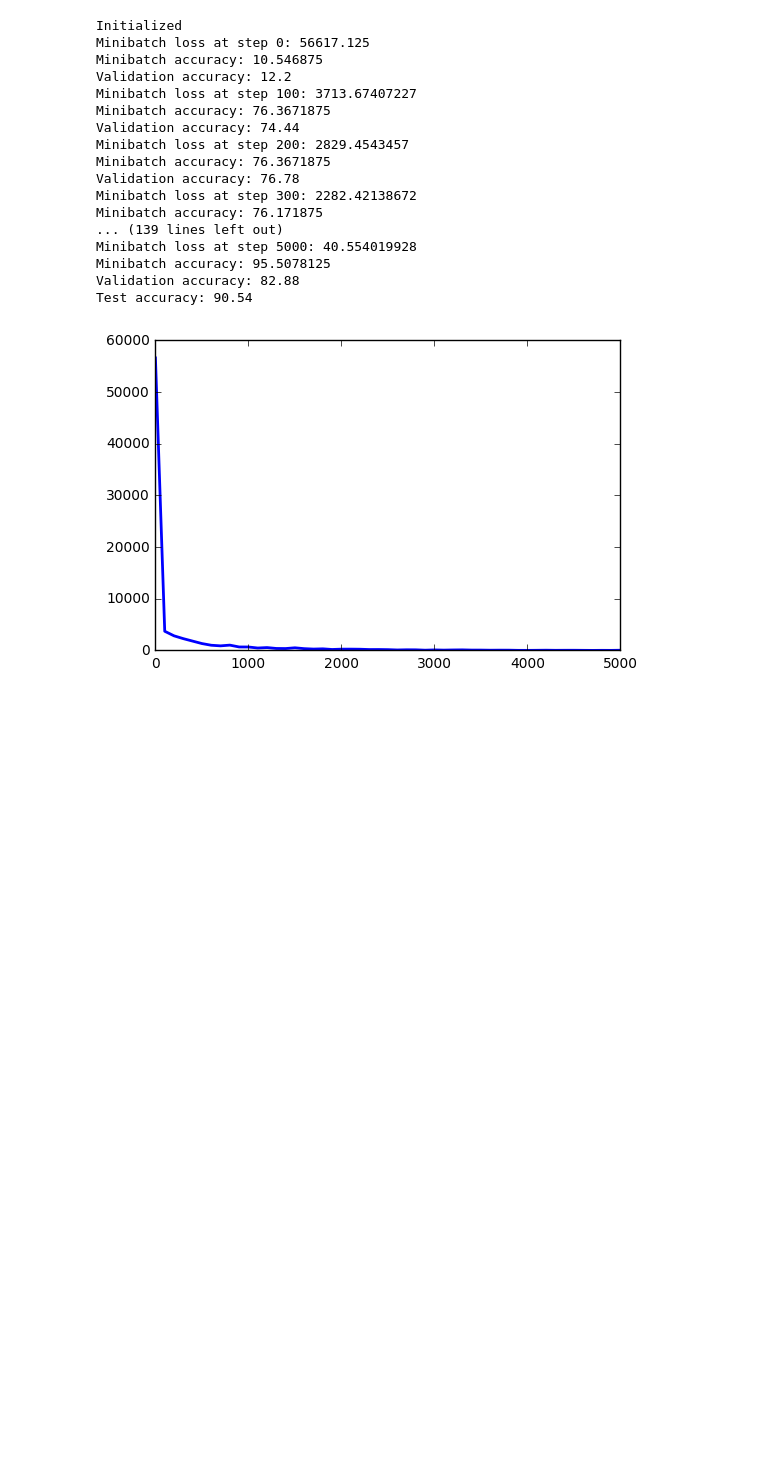
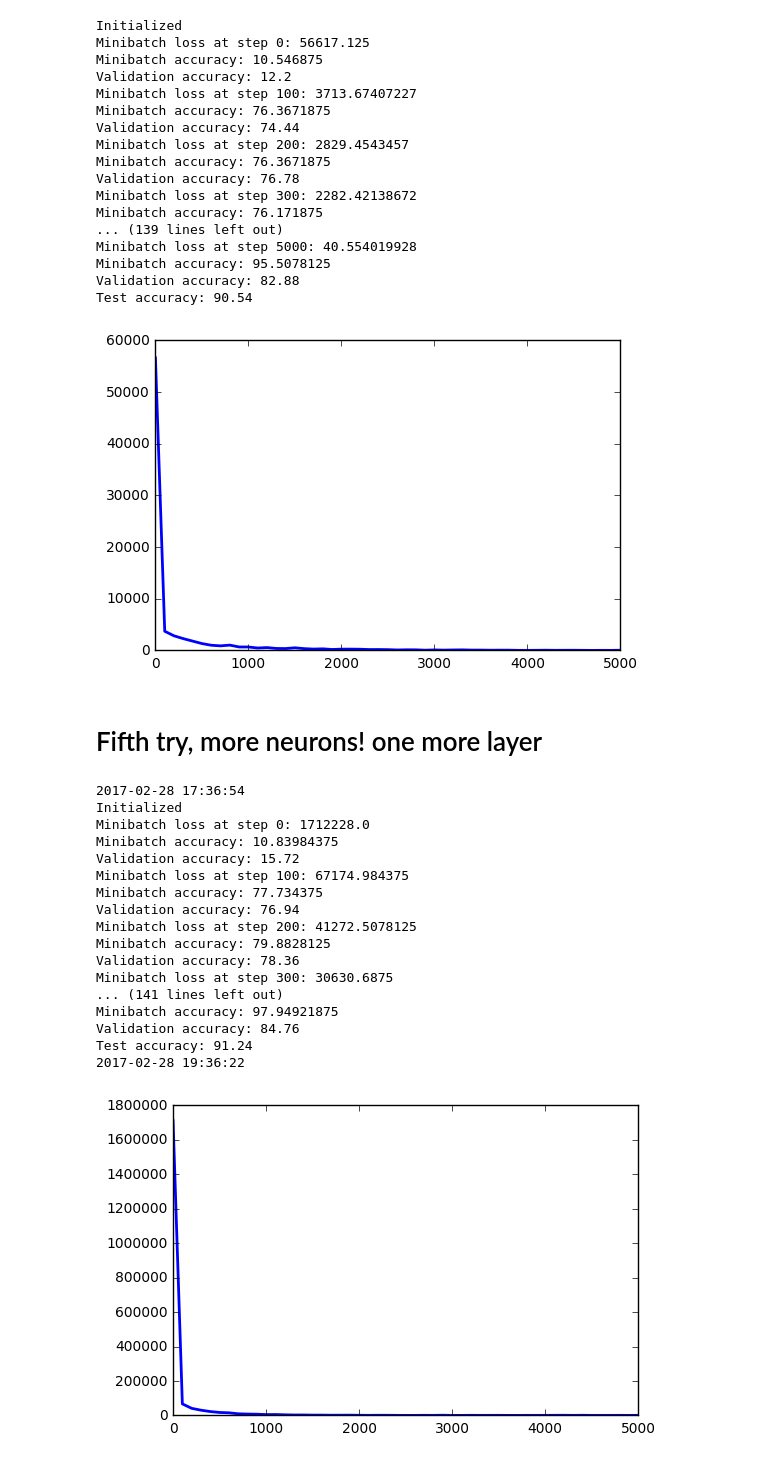
Before and after one commit to saulugo/dl_udacity, a Jupyter notebook: 3_regularization.ipynb, the cells around one changed output. Saved outputs shown, nothing was run; the diff lists cells and outputs as text; code cells hidden in the pictures; blank space fills up the shorter version.

```diff
--- a/3_regularization.ipynb
+++ b/3_regularization.ipynb
@@ -1412,3 +1412,5 @@ Minibatch accuracy: 95.5078125
 Validation accuracy: 82.88
 Test accuracy: 90.54
 [figure]
+# %% [markdown]
+# Fifth try, more neurons! one more layer
@@ -1414,0 +1514,65 @@ Test accuracy: 90.54
+# %%
+%matplotlib inline
+
+from time import gmtime, strftime
+import matplotlib.pyplot as plt
+
+print(strftime("%Y-%m-%d %H:%M:%S", gmtime()))
+mycost = []
+epoch = []
+
+with tf.Session(graph=graph) as session:
+    # This is a one-time operation which ensures the parameters get initialized as
+    # we described in the graph: random weights for the matrix, zeros for the
+    # biases.
+    tf.initialize_all_variables().run()
+    print('Initialized')
+    for step in range(num_steps):
+        # Run the computations. We tell .run() that we want to run the optimizer,
+        # and get the loss value and the training predictions returned as numpy
+        # arrays.
+
+        #calculate the offset for the mini-batch
+        offset = (step * batch_size) % (train_labels.shape[0] - batch_size)
+
+        #generate the mini-batch
+        batch_data = train_dataset[offset:(offset+batch_size), :]
+        batch_labels = train_labels[offset:(offset+batch_size), :]
+
+        # Prepare a dictionary telling the session where to feed the minibatch.
+        # The key of the dictionary is the placeholder node of the graph to be fed,
+        # and the value is the numpy array to feed to it.
+        feed_dict = {tf_train_dataset : batch_data, tf_train_labels : batch_labels}
+
+        _, l, predictions = session.run([optimizer, loss, train_prediction], feed_dict=feed_dict)
+        #_, l, predictions = session.run([optimizer, loss, train_prediction])
+
+        if (step % display_step == 0):
+            mycost.append(l)
+            epoch.append(step)
+            print("Minibatch loss at step {}: {}".format(step,l))
+            print("Minibatch accuracy: {}".format(accuracy(predictions,batch_labels)))
+            print("Validation accuracy: {}".format(accuracy(valid_prediction.eval(), valid_labels)))
+    print("Test accuracy: {}".format(accuracy(test_prediction.eval(),test_labels)))
+
+    plt.plot(epoch,mycost,linewidth=2)
+    print(strftime("%Y-%m-%d %H:%M:%S", gmtime()))
+# %% [output]
+2017-02-28 17:36:54
+Initialized
+Minibatch loss at step 0: 1712228.0
+Minibatch accuracy: 10.83984375
+Validation accuracy: 15.72
+Minibatch loss at step 100: 67174.984375
+Minibatch accuracy: 77.734375
+Validation accuracy: 76.94
+Minibatch loss at step 200: 41272.5078125
+Minibatch accuracy: 79.8828125
+Validation accuracy: 78.36
+Minibatch loss at step 300: 30630.6875
+... (141 lines left out)
+Minibatch accuracy: 97.94921875
+Validation accuracy: 84.76
+Test accuracy: 91.24
+2017-02-28 19:36:22
+[figure, added]
```
Also changed, not shown: parts of 2 cells of this notebook.
